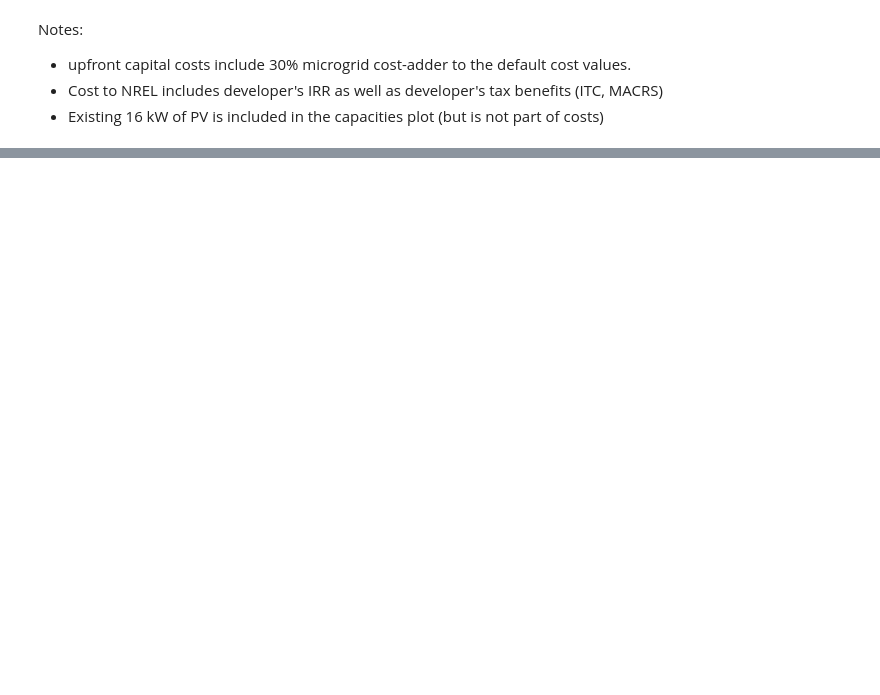
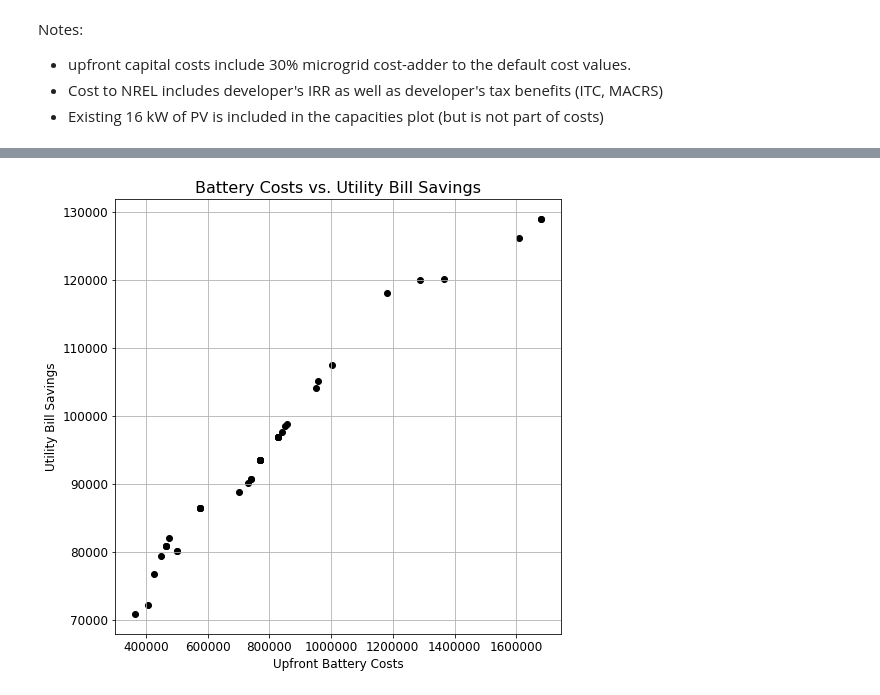
Before and after one commit to jwchang2/REoptLite, a Jupyter notebook: plot_outage_results.ipynb, the cells around one changed output, grey strips where cells are left out. Saved outputs shown, nothing was run; the diff lists cells and outputs as text; code cells hidden in the pictures; blank space fills up the shorter version.

```diff
--- a/plot_outage_results.ipynb
+++ b/plot_outage_results.ipynb
@@ -179,9 +188,11 @@ plt.savefig(plt_prefix+"_VoLL_vs_total_unserved_load_vs_batt_upfront_costs.pdf",
 # %%
-plt.figure(figsize=(8,8)
+plt.figure(figsize=(8,8))
 plt.scatter(batt_upfront_costs, utility_bill_savings, color="black", marker ='o')
 plt.xlabel("Upfront Battery Costs", fontsize=12)
 plt.ylabel("Utility Bill Savings", fontsize=12)
 plt.title("Battery Costs vs. Utility Bill Savings", fontsize=16)
 plt.grid()
 plt.savefig(plt_prefix+"_battery_costs_vs_utility_bill_savings.pdf", bbox_inches="tight")
+# %% [output]
+[figure, added]
 # %%
```
Also changed, not shown: parts of 12 cells of this notebook, 10 other files.
